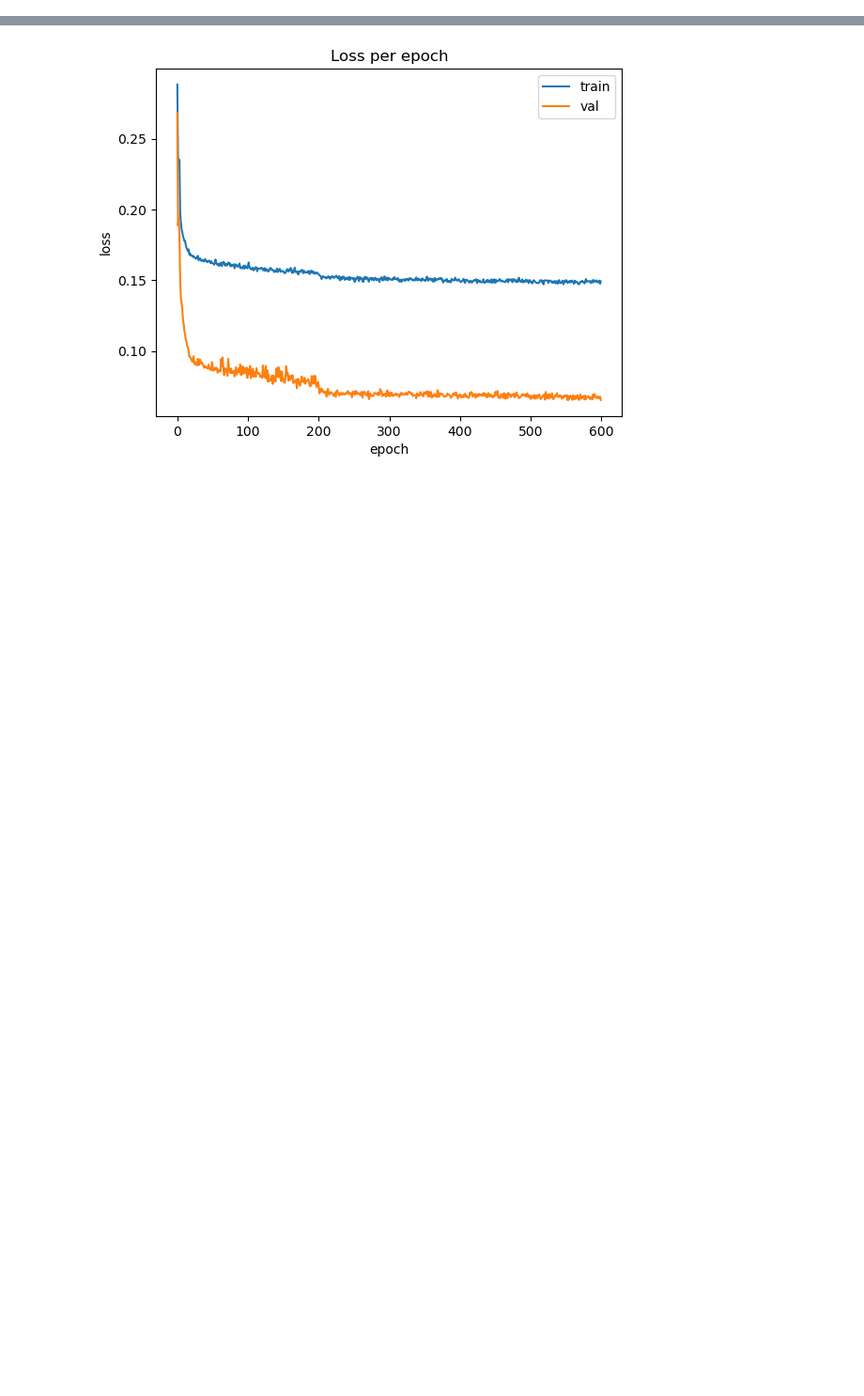
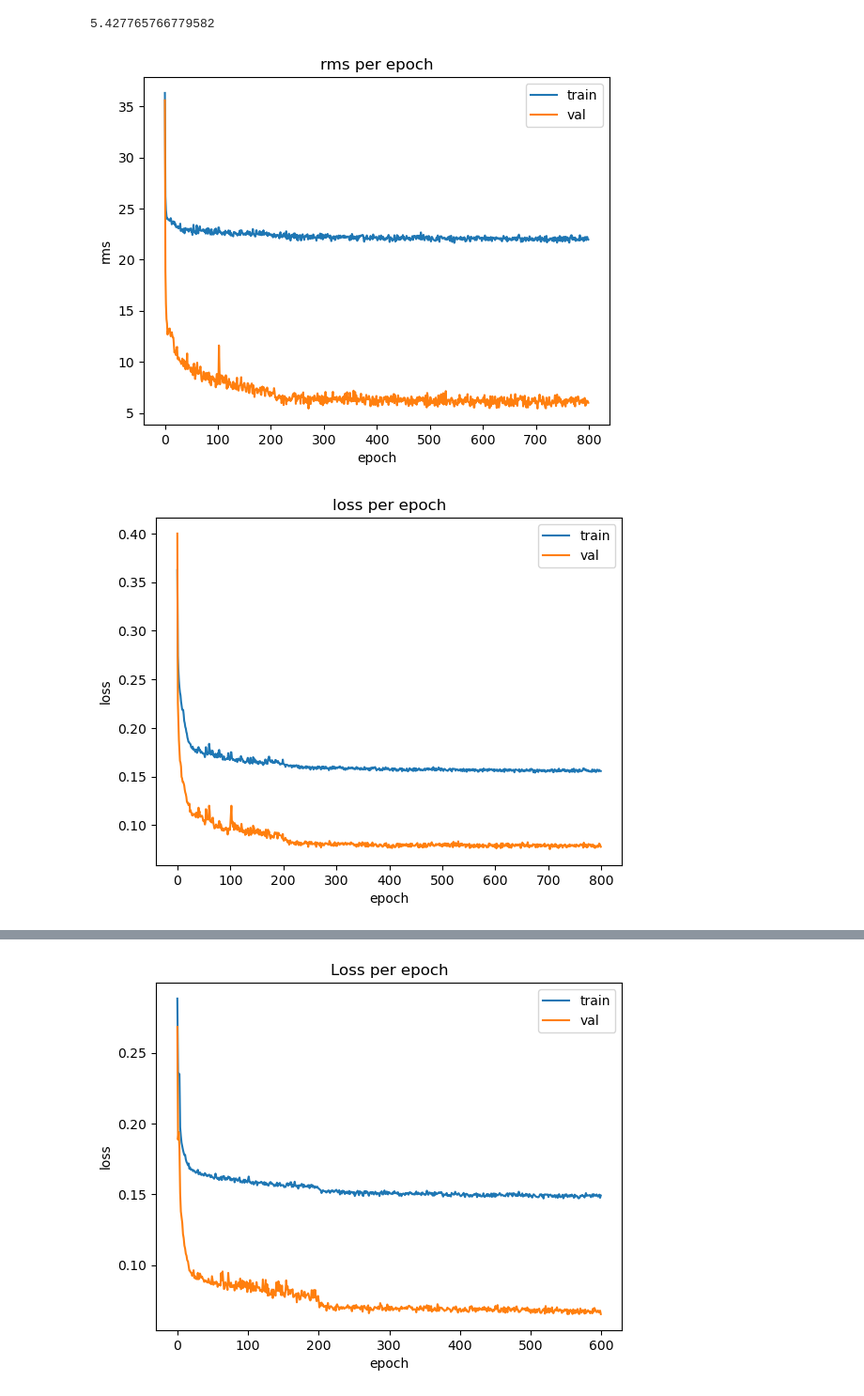
Before and after one commit to RushaliRajesh/AdaFit, a Jupyter notebook: check.ipynb, the cells around one changed output, grey strips where cells are left out. Shown at 94% size. Cells and saved outputs as stored; diff of their text form; code cells hidden in the pictures; blank space fills up the shorter version.

```diff
--- a/check.ipynb
+++ b/check.ipynb
@@ -5,0 +162,31 @@ import torch.nn.functional as F
+# %%
+val_loss = np.load('1layer_SA_nosoft/my_experiments/rms_test_per_ep.npy')
+
+val_loss.min()
+# %% [output]
+5.427765766779582
+# %%
+val_loss = np.load('1layer_SA_nosoft/my_experiments/rms_test_per_ep.npy')
+tr_loss = np.load('1layer_SA_nosoft/my_experiments/rms_train_per_ep.npy')
+
+plt.plot(tr_loss, label='train')
+plt.plot(val_loss, label='val')
+plt.legend()
+plt.xlabel('epoch')
+plt.ylabel('rms')
+plt.title('rms per epoch')
+plt.show()
+
+val_loss = np.load('1layer_SA_nosoft/my_experiments/loss_test_per_ep.npy')
+tr_loss = np.load('1layer_SA_nosoft/my_experiments/loss_train_per_ep.npy')
+
+plt.plot(tr_loss, label='train')
+plt.plot(val_loss, label='val')
+plt.legend()
+plt.xlabel('epoch')
+plt.ylabel('loss')
+plt.title('loss per epoch')
+plt.show()
+# %% [output]
+[figure, added]
+[figure, added]
```
Also changed, not shown: parts of 12 cells of this notebook, 12 other files.
